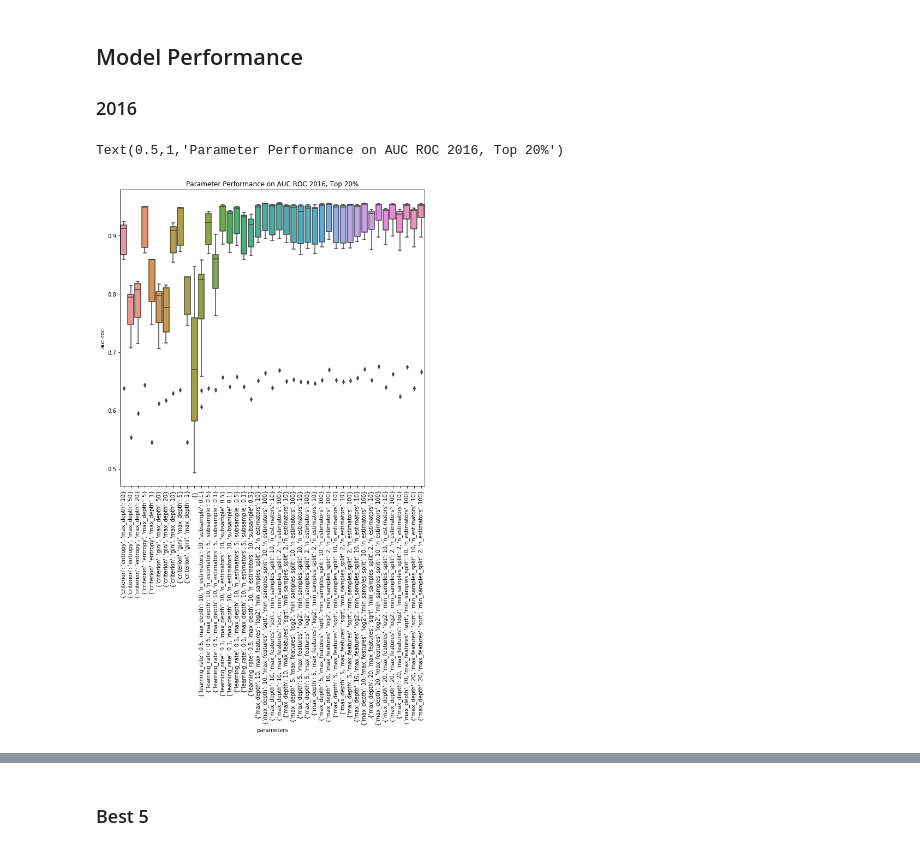
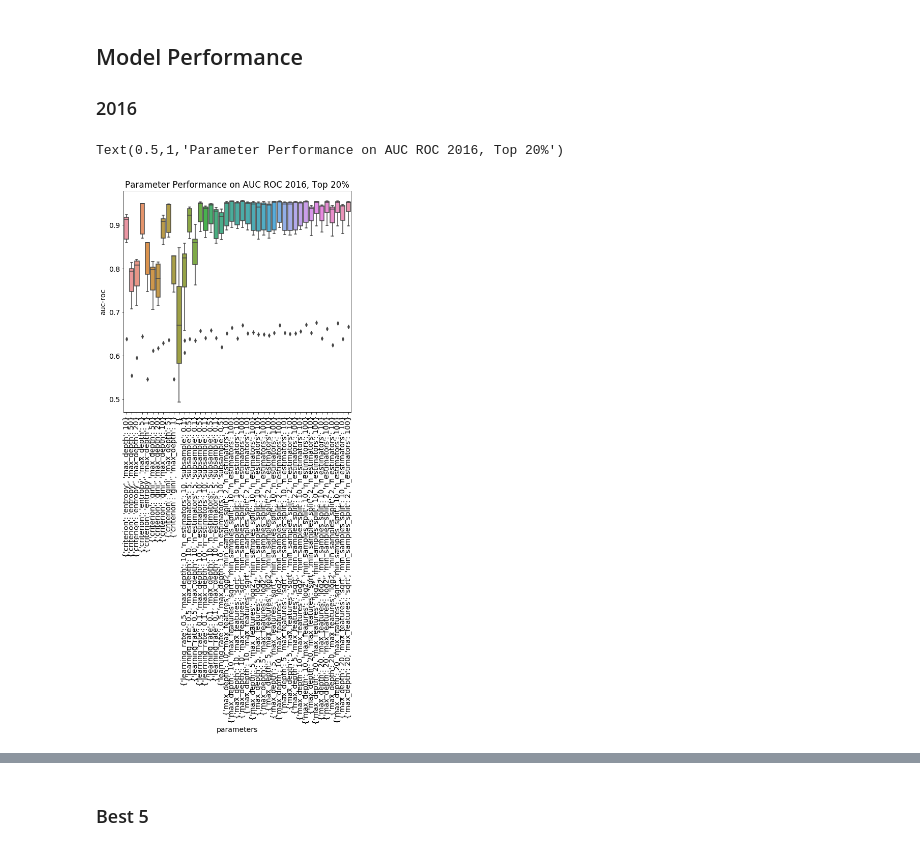
Before and after one commit to justincohler/evictions-learn, a Jupyter notebook: src/Phase II Analysis.ipynb, the cells around one changed output, grey strips where cells are left out. Saved outputs shown, nothing was run; the diff lists cells and outputs as text; code cells hidden in the pictures.

```diff
--- a/src/Phase II Analysis.ipynb
+++ b/src/Phase II Analysis.ipynb
@@ -50,15 +52,18 @@ phase2.describe()
 # %% [markdown]
 ## Model Performance
 ### 2016
+# %%
+# Set common graphic features
+plt.rcParams['figure.figsize'] = [8, 8]
+plt.rcParams.update({'font.size': 14})
 # %%
 # Model Parameter Performance on AUC ROC, Top 20% by Number of Evictions
 sns.boxplot(x='parameters', y='auc-roc', data=phase2_2016[phase2_2016['outcome']=='top20_num'])
 plt.xticks(rotation=90)
-plt.rcParams['figure.figsize'] = [10,10]
 plt.title('Parameter Performance on AUC ROC 2016, Top 20%')
 # %% [output]
 Text(0.5,1,'Parameter Performance on AUC ROC 2016, Top 20%')
-[figure, old version]
+[figure, new version]
 # %%
 # Model Parameter Performance on AUC ROC, >20% Increase in Evictions
 sns.boxplot(x='parameters', y='auc-roc', data=phase2_2016[phase2_2016['outcome']=='e_num_inc_20pct'])
```
Also changed, not shown: parts of 15 cells of this notebook.
